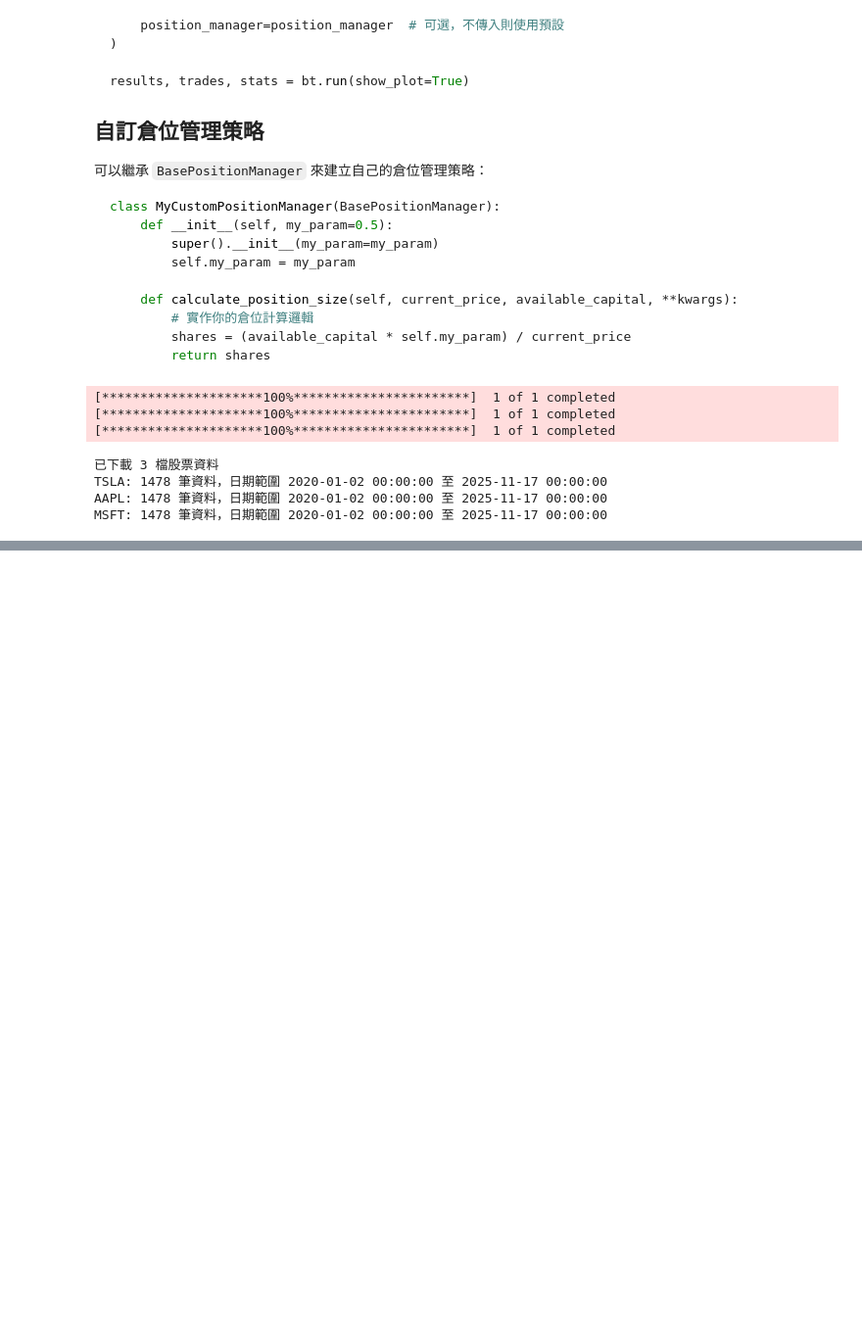
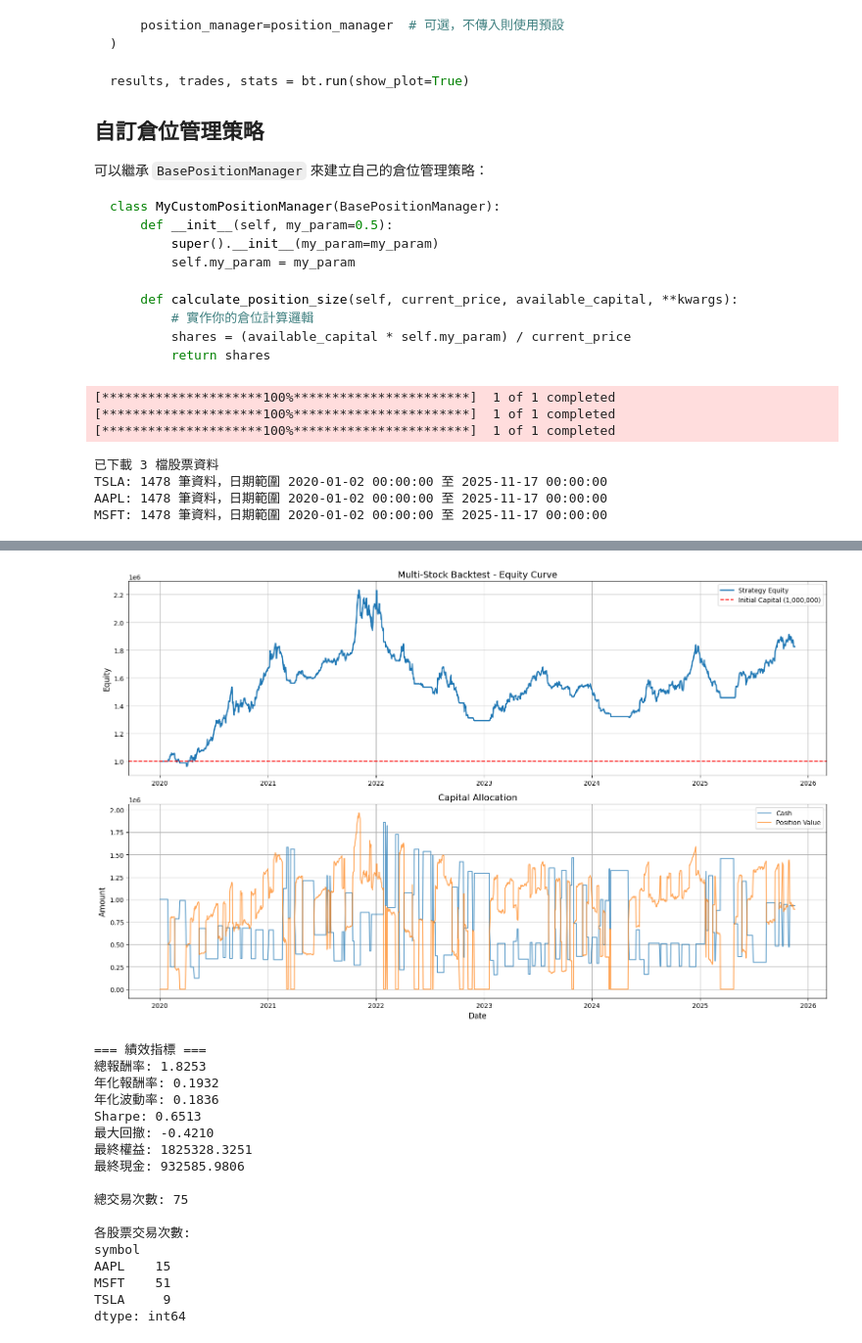
Before and after one commit to Alan-Cheng/q-trade, a Jupyter notebook: CH8.1-量化系統多股擇時模組.ipynb, the cells around one changed output, grey strips where cells are left out. Shown at 98% size. Cells and saved outputs as stored; diff of their text form; code cells hidden in the pictures; blank space fills up the shorter version.

```diff
--- a/CH8.1-量化系統多股擇時模組.ipynb
+++ b/CH8.1-量化系統多股擇時模組.ipynb
@@ -1516,0 +1542,68 @@ fix ratio (30%) 1.930909 0.200686 1.292756 -0.081050    65 1.930909e+06
+# %%
+# 範例6：多股票不同因子進行擇時
+# 針對 TSLA 的策略
+buy_factors_tsla = [{'xd': 42, 'class': BreakoutBuyFactor}]
+sell_factors_tsla = [{'xd': 60, 'class': BreakdownSellFactor}]
+
+# 針對 AAPL 的策略
+buy_factors_aapl = [{'xd': 21, 'class': BreakoutBuyFactor}]
+sell_factors_aapl = [{'xd': 42, 'class': BreakdownSellFactor}]
+
+# 針對 MSFT 的策略
+buy_factors_msft = [{'xd': 14, 'class': BreakoutBuyFactor}]
+sell_factors_msft = [{'xd': 7, 'class': BreakdownSellFactor}]
+
+# 建立客製化策略字典
+factor_dict = {
+    'TSLA': {
+        'buy_factors': buy_factors_tsla,
+        'sell_factors': sell_factors_tsla
+    },
+    'AAPL': {
+        'buy_factors': buy_factors_aapl,
+        'sell_factors': sell_factors_aapl
+    },
+    'MSFT': {
+        'buy_factors': buy_factors_msft,
+        'sell_factors': sell_factors_msft
+    }
+}
+
+# 執行回測時，將 factor_dict 傳入 strategy_config
+bt_multi_stock_strategy = MultiStockBacktester(
+    stock_data=stock_data,
+    strategy_config=factor_dict, # 傳入客製化配置
+    initial_capital=1_000_000
+)
+
+results, trades, stats = bt_multi_stock_strategy.run(show_plot=True)
+
+print("\n=== 績效指標 ===")
+for k, v in stats.items():
+    if isinstance(v, float):
+        print(f"{k}: {v:.4f}")
+    else:
+        print(f"{k}: {v:,.0f}")
+
+print(f"\n總交易次數: {len(trades)}")
+print(f"\n各股票交易次數:")
+print(trades.groupby('symbol').size())
+# %% [output]
+[figure, added]
+=== 績效指標 ===
+總報酬率: 1.8253
+年化報酬率: 0.1932
+年化波動率: 0.1836
+Sharpe: 0.6513
+最大回撤: -0.4210
+最終權益: 1825328.3251
+最終現金: 932585.9806
+
+總交易次數: 75
+
+各股票交易次數:
+symbol
+AAPL    15
+MSFT    51
+TSLA     9
+dtype: int64
```
Also changed, not shown: parts of 10 cells of this notebook.
